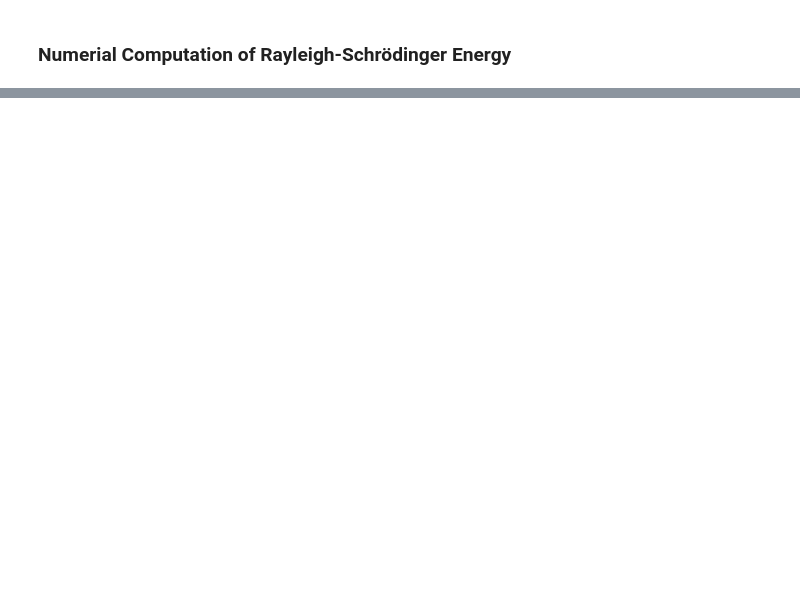
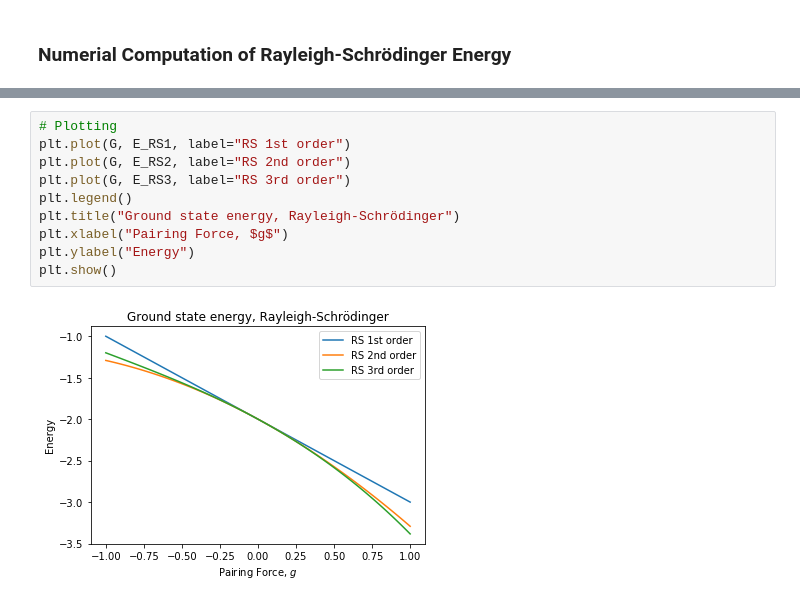
Before and after one commit to gregwinther/FYS-KJM4480, a Jupyter notebook: Project2/FYS-KJM4480 2017 Project 2.ipynb, the cells around one changed output, grey strips where cells are left out. Saved outputs shown, nothing was run; the diff lists cells and outputs as text; blank space fills up the shorter version.

Commit message:
Implemented Rayleigh-Schrödinger (2g). Must be checked.

```diff
--- a/Project2/FYS-KJM4480 2017 Project 2.ipynb
+++ b/Project2/FYS-KJM4480 2017 Project 2.ipynb
@@ -808,0 +826,12 @@ TypeError: 'numpy.ndarray' object is not callable
+# %%
+# Plotting
+plt.plot(G, E_RS1, label="RS 1st order")
+plt.plot(G, E_RS2, label="RS 2nd order")
+plt.plot(G, E_RS3, label="RS 3rd order")
+plt.legend()
+plt.title("Ground state energy, Rayleigh-Schrödinger")
+plt.xlabel("Pairing Force, $g$")
+plt.ylabel("Energy")
+plt.show()
+# %% [output]
+[figure, added]
```
Also changed, not shown: parts of 4 cells of this notebook.
